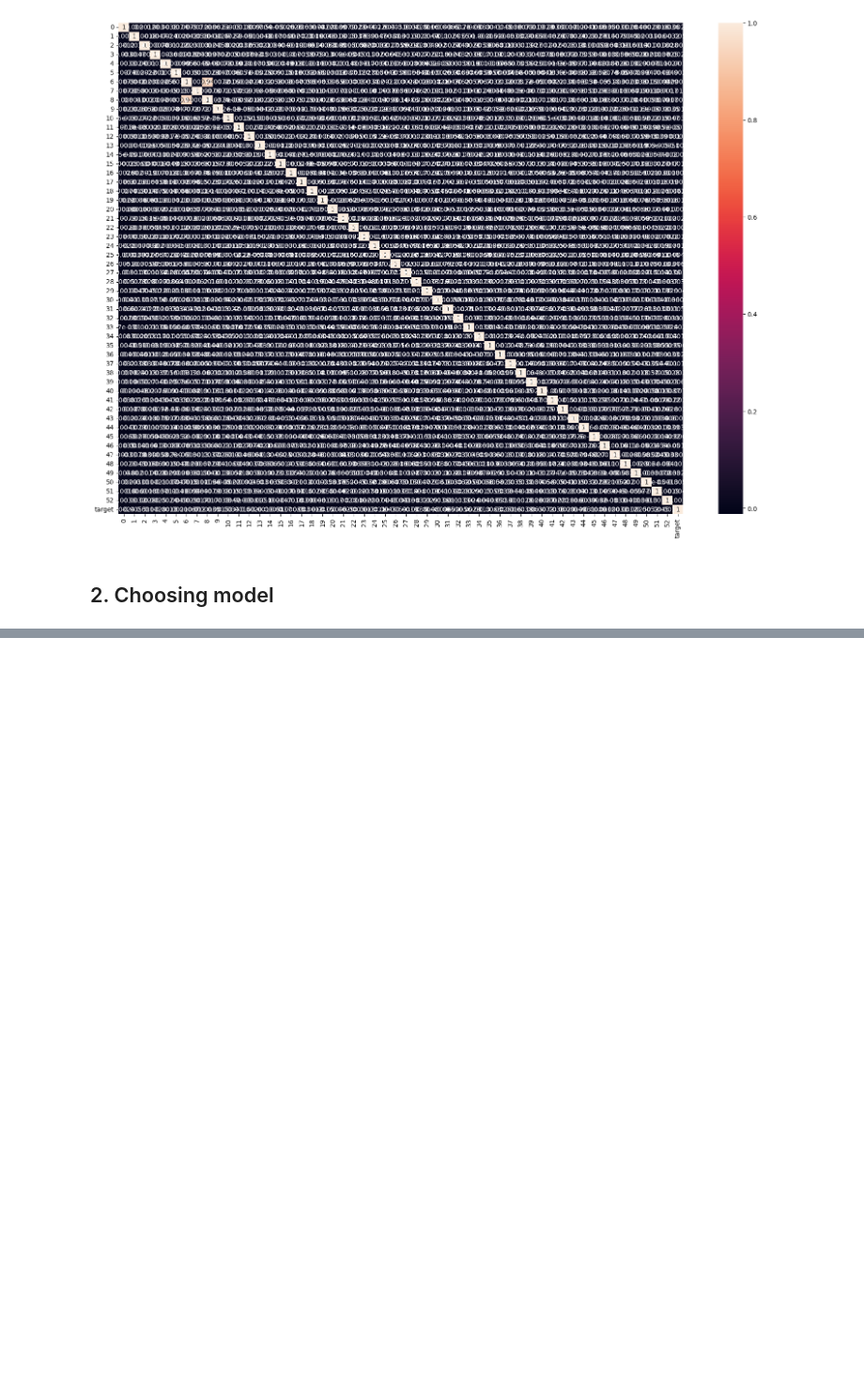
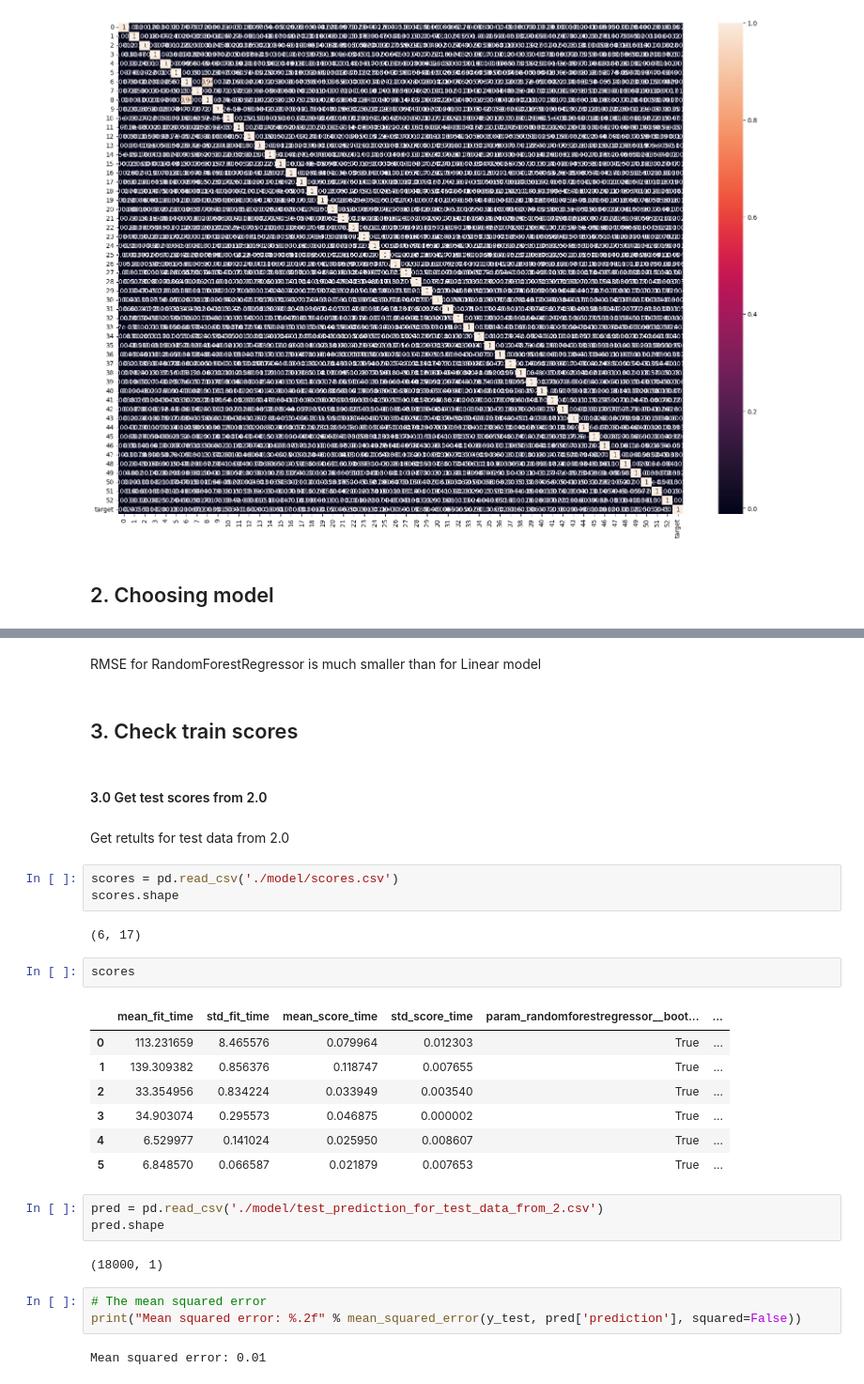
Before and after one commit to sotula/gml-regression, a Jupyter notebook: Data_analysis.ipynb, the cells around one changed output, grey strips where cells are left out. Shown at 94% size. Cells and saved outputs as stored; diff of their text form; blank space fills up the shorter version.

```diff
--- a/Data_analysis.ipynb
+++ b/Data_analysis.ipynb
@@ -181,0 +276,33 @@ plt.show()
+# %% [markdown]
+RMSE for RandomForestRegressor is much smaller than for Linear model
+# %% [markdown]
+## 3. Check train scores
+# %% [markdown]
+#### 3.0 Get test scores from 2.0
+# %% [markdown]
+Get retults for test data from 2.0
+# %%
+scores = pd.read_csv('./model/scores.csv')
+scores.shape
+# %% [output]
+(6, 17)
+# %%
+scores
+# %% [output]
+|  | mean_fit_time | std_fit_time | mean_score_time | std_score_time | param_randomforestregressor__boot... | ... |
+| 0 | 113.231659 | 8.465576 | 0.079964 | 0.012303 | True | ... |
+| 1 | 139.309382 | 0.856376 | 0.118747 | 0.007655 | True | ... |
+| 2 | 33.354956 | 0.834224 | 0.033949 | 0.003540 | True | ... |
+| 3 | 34.903074 | 0.295573 | 0.046875 | 0.000002 | True | ... |
+| 4 | 6.529977 | 0.141024 | 0.025950 | 0.008607 | True | ... |
+| 5 | 6.848570 | 0.066587 | 0.021879 | 0.007653 | True | ... |
+# %%
+pred = pd.read_csv('./model/test_prediction_for_test_data_from_2.csv')
+pred.shape
+# %% [output]
+(18000, 1)
+# %%
+# The mean squared error
+print("Mean squared error: %.2f" % mean_squared_error(y_test, pred['prediction'], squared=False))
+# %% [output]
+Mean squared error: 0.01
```
Also changed, not shown: parts of 34 cells of this notebook, 9 other files.
